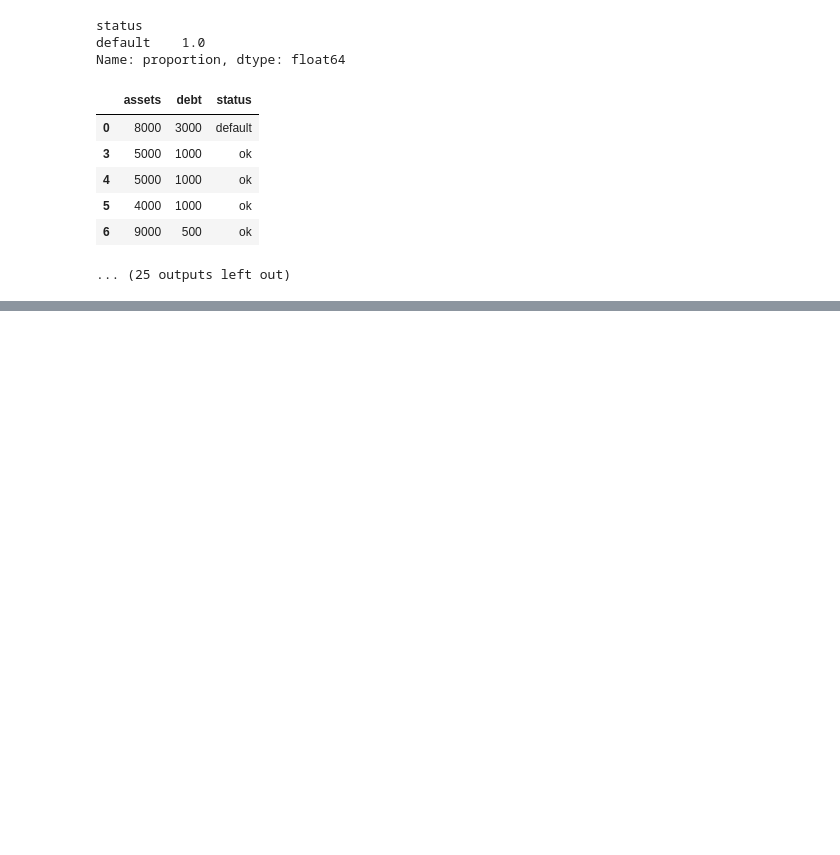
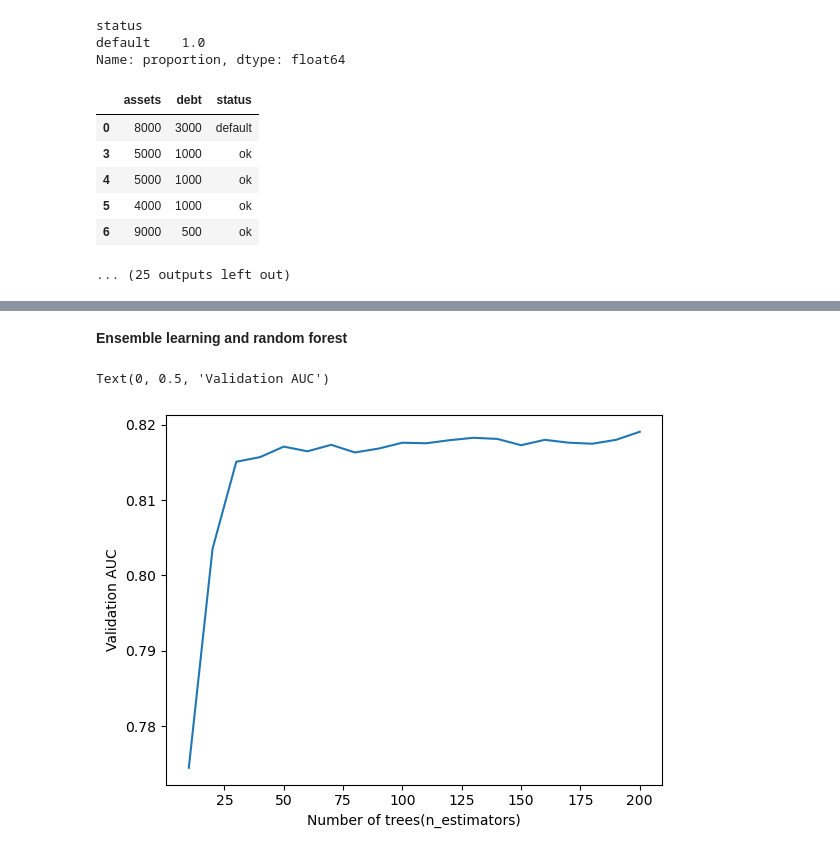
Before and after one commit to TEE-PLUS/ML-Zoomcamp, a Jupyter notebook: Module 06-trees/Module 06_note.ipynb, the cells around one changed output, grey strips where cells are left out. Cells and saved outputs as stored; diff of their text form; code cells hidden in the pictures; blank space fills up the shorter version.

```diff
--- a/Module 06-trees/Module 06_note.ipynb
+++ b/Module 06-trees/Module 06_note.ipynb
@@ -344,0 +419,6 @@ Name: proportion, dtype: float64
+# %%
+#train the tree with the tuned parameters
+dt = DecisionTreeClassifier(max_depth=6, min_samples_leaf=15)
+dt.fit(X_train, y_train)
+
+print(export_text(dt, feature_names=list(dv.get_feature_names_out())))
@@ -344,0 +443,23 @@ Name: proportion, dtype: float64
+# %% [markdown]
+**Ensemble learning and random forest**
+# %%
+from sklearn.ensemble import RandomForestClassifier
+
+scores = []
+
+for n in range(10, 201, 10):
+    rf = RandomForestClassifier(n_estimators=n, random_state=1)
+    rf.fit(X_train, y_train)
+
+    y_pred = rf.predict_proba(X_val)[:, 1]
+    auc = roc_auc_score(y_val, y_pred)
+
+    scores.append((n, auc))
+# %%
+df_scores = pd.DataFrame(scores, columns=['n_estimators', 'auc'])
+plt.plot(df_scores.n_estimators, df_scores.auc, label = 'Validation AUC versus number of trees')
+plt.xlabel('Number of trees(n_estimators)')
+plt.ylabel('Validation AUC')
+# %% [output]
+Text(0, 0.5, 'Validation AUC')
+[figure, added]
```
Also changed, not shown: parts of 26 cells of this notebook.
